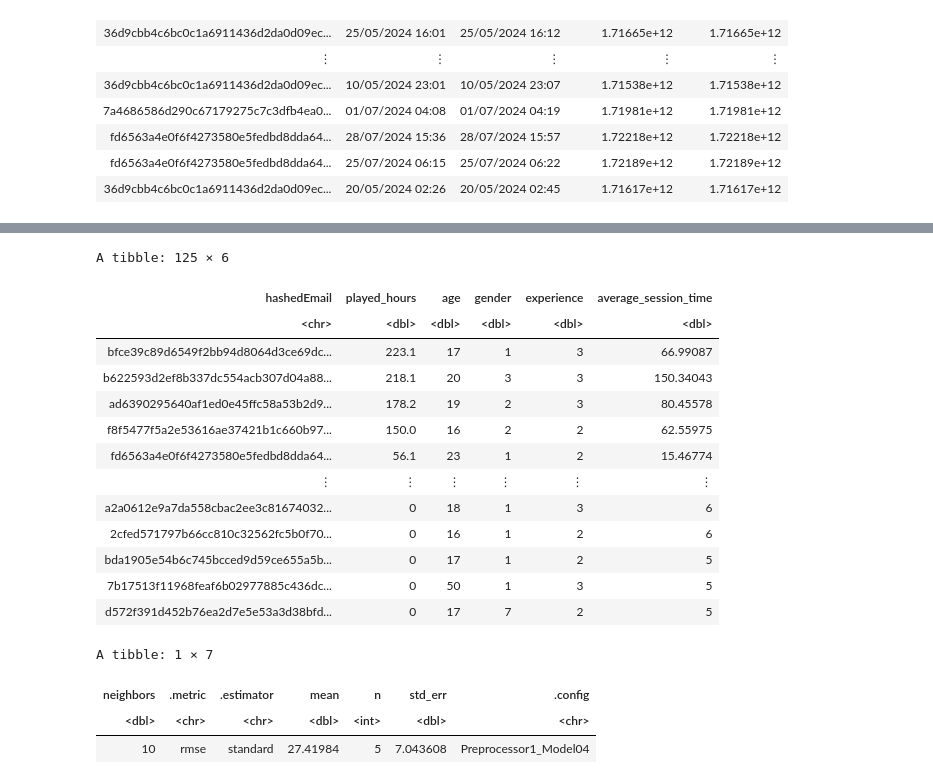
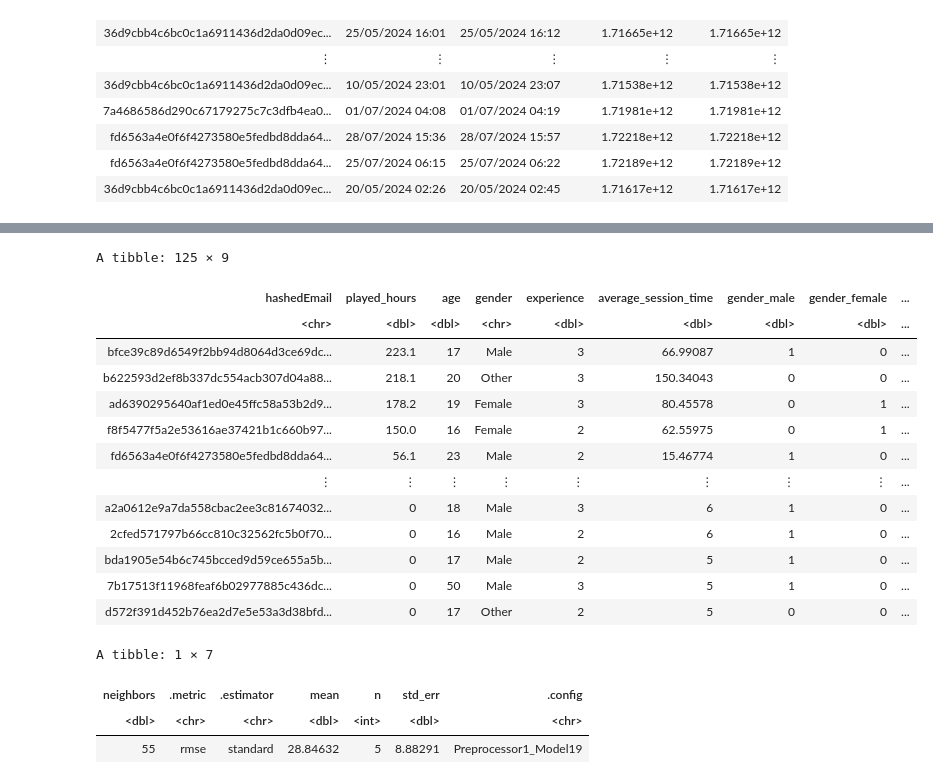
Before and after one commit to Michaele0128/Final_Project, a Jupyter notebook: Final Project.ipynb, the cells around one changed output, grey strips where cells are left out. Saved outputs shown, nothing was run; the diff lists cells and outputs as text; code cells hidden in the pictures.

```diff
--- a/Final Project.ipynb
+++ b/Final Project.ipynb
@@ -95,31 +113,45 @@ A spec_tbl_df: 125 × 10
 # %%
 # Tidying up the players dataset
 players_tidy <- players_merged |>
 select(experience, hashedEmail, played_hours, gender, age, average_session_time) |>
 filter(na.rm = TRUE) |>
 relocate(experience, .after = gender) |>
 relocate(age, .after = played_hours) |>
 arrange(desc(played_hours)) |>
-mutate(gender = recode(gender, "Male" = 1, "Female" = 2, "Non-binary" = 3, "Agender" = 4, "Two-Spirited" = 5, "Other" = 6, "Prefer not to say" = 7)) |>
+#mutate(gender = recode(gender, "Male" = 1, "Female" = 2, "Non-binary" = 3, "Agender" = 4, "Two-Spirited" = 5, "Other" = 6, "Prefer not to say" = 7)) |>
+mutate(gender = case_when(
+    gender == "Male" ~ "Male",
+    gender == "Female" ~ "Female",
+    TRUE ~ "Other")) |>
+
+#combined all other genders into "Other" to make it easier to work with - Michaele
+
+mutate(gender_male = case_when(gender == "Male" ~ 1, gender == "Female" ~ 0, gender == "Other" ~ 0),
+        gender_female = case_when(gender == "Male" ~ 0, gender == "Female" ~ 1, gender == "Other" ~ 0),
+        gender_other = case_when(gender == "Male" ~ 0, gender == "Female" ~ 0, gender == "Other" ~ 1)) |>
+
+#This is what Eddie said to do with the gender column, and this also means that each gender is its own predictor. I don't know if that will mess up
+#what we are trying to do, but we'll see what we can do, and asbolute worst case senario is we just don't include gender as a predictor - Michaele
+
 mutate(experience = recode(experience, "Beginner" = 1, "Amateur" = 2, "Regular" = 3, "Veteran" = 4, "Pro" = 5))
 # mutate(gender = as.numeric((as_factor(gender)))) |>
 # mutate(experience = as.numeric((as_factor(experience))))
 players_tidy
 # %% [output]
-A tibble: 125 × 6
+A tibble: 125 × 9
-| hashedEmail | played_hours | age | gender | experience | average_session_time |
-| <chr> | <dbl> | <dbl> | <dbl> | <dbl> | <dbl> |
-| bfce39c89d6549f2bb94d8064d3ce69dc... | 223.1 | 17 | 1 | 3 | 66.99087 |
-| b622593d2ef8b337dc554acb307d04a88... | 218.1 | 20 | 3 | 3 | 150.34043 |
-| ad6390295640af1ed0e45ffc58a53b2d9... | 178.2 | 19 | 2 | 3 | 80.45578 |
-| f8f5477f5a2e53616ae37421b1c660b97... | 150.0 | 16 | 2 | 2 | 62.55975 |
-| fd6563a4e0f6f4273580e5fedbd8dda64... | 56.1 | 23 | 1 | 2 | 15.46774 |
-| ⋮ | ⋮ | ⋮ | ⋮ | ⋮ | ⋮ |
-| a2a0612e9a7da558cbac2ee3c81674032... | 0 | 18 | 1 | 3 | 6 |
-| 2cfed571797b66cc810c32562fc5b0f70... | 0 | 16 | 1 | 2 | 6 |
-| bda1905e54b6c745bcced9d59ce655a5b... | 0 | 17 | 1 | 2 | 5 |
-| 7b17513f11968feaf6b02977885c436dc... | 0 | 50 | 1 | 3 | 5 |
-| d572f391d452b76ea2d7e5e53a3d38bfd... | 0 | 17 | 7 | 2 | 5 |
+| hashedEmail | played_hours | age | gender | experience | average_session_time | gender_male | gender_female | ... |
+| <chr> | <dbl> | <dbl> | <chr> | <dbl> | <dbl> | <dbl> | <dbl> | ... |
+| bfce39c89d6549f2bb94d8064d3ce69dc... | 223.1 | 17 | Male | 3 | 66.99087 | 1 | 0 | ... |
+| b622593d2ef8b337dc554acb307d04a88... | 218.1 | 20 | Other | 3 | 150.34043 | 0 | 0 | ... |
+| ad6390295640af1ed0e45ffc58a53b2d9... | 178.2 | 19 | Female | 3 | 80.45578 | 0 | 1 | ... |
+| f8f5477f5a2e53616ae37421b1c660b97... | 150.0 | 16 | Female | 2 | 62.55975 | 0 | 1 | ... |
+| fd6563a4e0f6f4273580e5fedbd8dda64... | 56.1 | 23 | Male | 2 | 15.46774 | 1 | 0 | ... |
+| ⋮ | ⋮ | ⋮ | ⋮ | ⋮ | ⋮ | ⋮ | ⋮ | ... |
+| a2a0612e9a7da558cbac2ee3c81674032... | 0 | 18 | Male | 3 | 6 | 1 | 0 | ... |
+| 2cfed571797b66cc810c32562fc5b0f70... | 0 | 16 | Male | 2 | 6 | 1 | 0 | ... |
+| bda1905e54b6c745bcced9d59ce655a5b... | 0 | 17 | Male | 2 | 5 | 1 | 0 | ... |
+| 7b17513f11968feaf6b02977885c436dc... | 0 | 50 | Male | 3 | 5 | 1 | 0 | ... |
+| d572f391d452b76ea2d7e5e53a3d38bfd... | 0 | 17 | Other | 2 | 5 | 0 | 0 | ... |
 # %%
 # Splitting the data into test and training splits
 set.seed(3500) #DO NOT CHANGE
@@ -131,7 +163,7 @@ set.seed(2499) # DO NOT CHANGE
 players_spec <- nearest_neighbor(weight_func = "rectangular", neighbors = tune()) |>
        set_engine("kknn") |>
        set_mode("regression")
-players_recipe <- recipe(played_hours ~ age + gender + experience + average_session_time, data = players_training) |>
+players_recipe <- recipe(played_hours ~ age + gender_male + gender_female + gender_other + experience + average_session_time, data = players_training) |>
 step_scale(all_predictors()) |>
 step_center(all_predictors())
 
@@ -163,7 +195,7 @@ k_min <- players_min |>
 A tibble: 1 × 7
 | neighbors | .metric | .estimator | mean | n | std_err | .config |
 | <dbl> | <chr> | <chr> | <dbl> | <int> | <dbl> | <chr> |
-| 10 | rmse | standard | 27.41984 | 5 | 7.043608 | Preprocessor1_Model04 |
+| 55 | rmse | standard | 28.84632 | 5 | 8.88291 | Preprocessor1_Model19 |
 # %%
 players_best_spec <- nearest_neighbor(weight_func = "rectangular", neighbors = k_min) |>
        set_engine("kknn") |>
```
Also changed, not shown: parts of 3 cells of this notebook.
